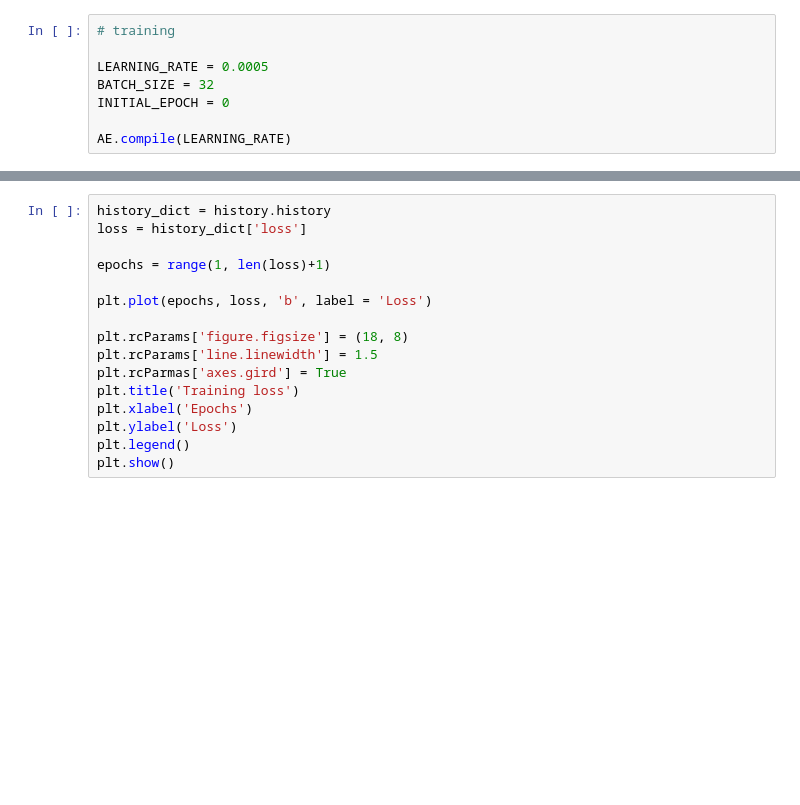
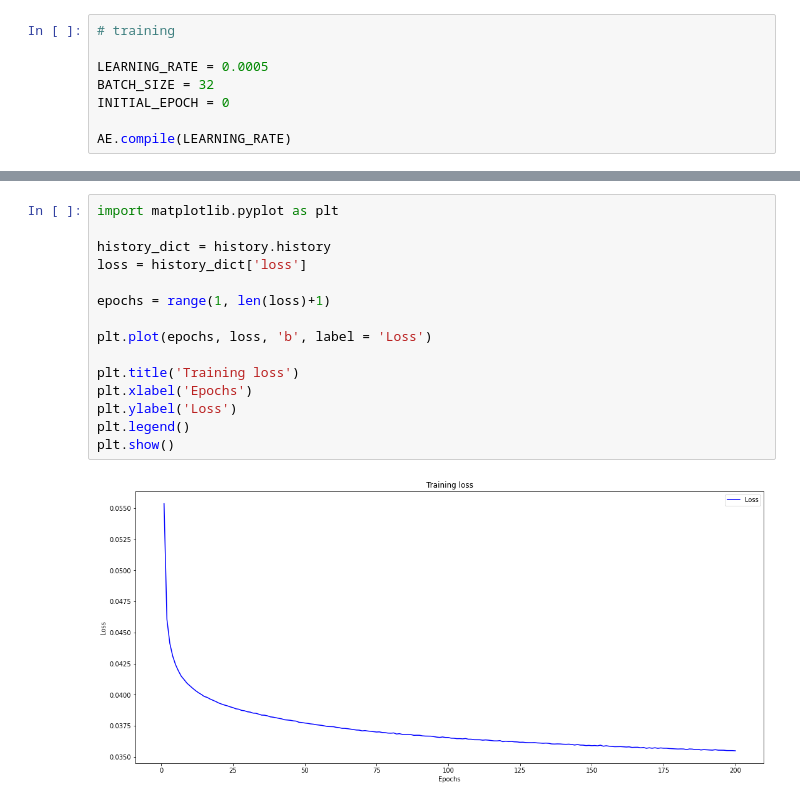
Before and after one commit to Kyeul/GAN_in_Art-museum, a Jupyter notebook: AE(auto encoder).ipynb, the cells around one changed output, grey strips where cells are left out. Saved outputs shown, nothing was run; the diff lists cells and outputs as text; blank space fills up the shorter version.

```diff
--- a/AE(auto encoder).ipynb
+++ b/AE(auto encoder).ipynb
@@ -206,16 +211,17 @@ Epoch 82/200
 # %%
+import matplotlib.pyplot as plt
+
 history_dict = history.history
 loss = history_dict['loss']
 
 epochs = range(1, len(loss)+1)
 
 plt.plot(epochs, loss, 'b', label = 'Loss')
 
-plt.rcParams['figure.figsize'] = (18, 8)
-plt.rcParams['line.linewidth'] = 1.5
-plt.rcParmas['axes.gird'] = True
 plt.title('Training loss')
 plt.xlabel('Epochs')
 plt.ylabel('Loss')
 plt.legend()
 plt.show()
+# %% [output]
+[figure, added]
```
Also changed, not shown: parts of 3 cells of this notebook, 25 other files.
